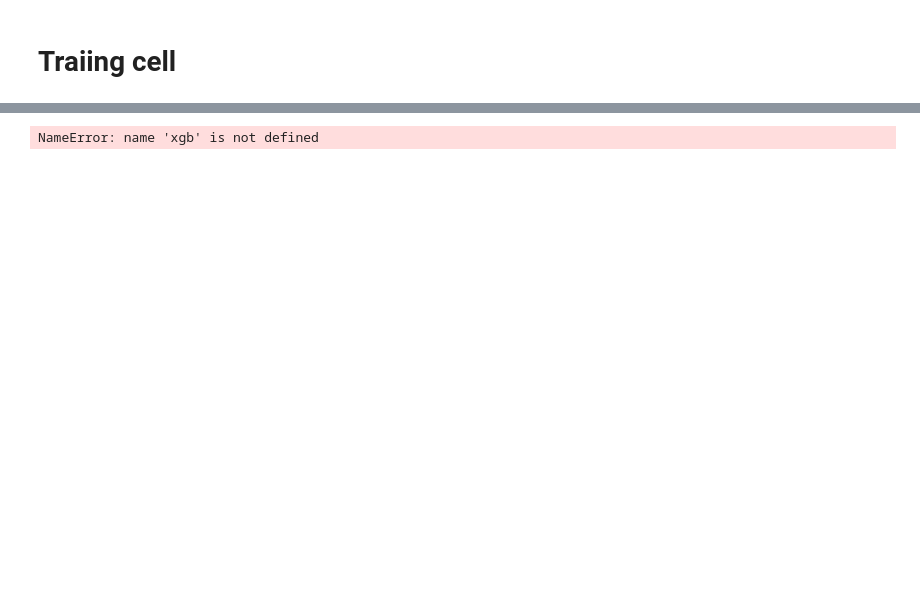
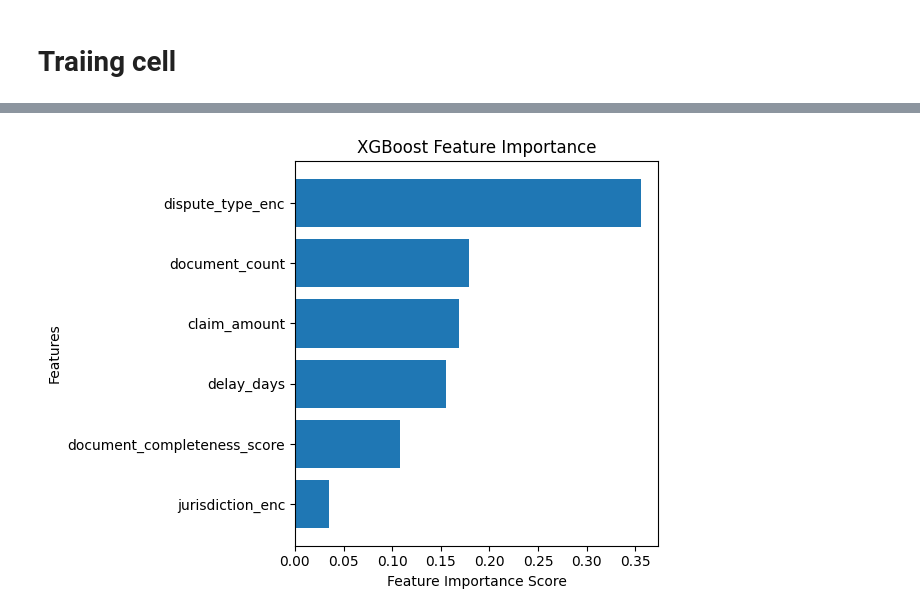
Before and after one commit to coldStoneSoul/sarvam, a Jupyter notebook: prediction/dataset.ipynb, the cells around one changed output, grey strips where cells are left out. Cells and saved outputs as stored; diff of their text form; code cells hidden in the pictures; blank space fills up the shorter version.

```diff
--- a/prediction/dataset.ipynb
+++ b/prediction/dataset.ipynb
@@ -118,7 +118,7 @@ def generate_case():
 
 
 # Generate dataset
-N = 20000
+N = 200000
 data = [generate_case() for _ in range(N)]
 
 with open("msme_synthetic_cases.json", "w") as f:
@@ -235,19 +275,19 @@ print(importance_df)
 # %%
-import numpy as np
+import matplotlib.pyplot as plt
+import pandas as pd
 
-# get contribution values
-contrib = model.get_booster().predict(
-    xgb.DMatrix(X_test),
-    pred_contribs=True
-)
+importance_df = pd.DataFrame({
+    "feature": FEATURES,
+    "importance": model.feature_importances_
+}).sort_values(by="importance", ascending=True)
 
-# contributions for first case
-contrib_df = pd.DataFrame({
-    "feature": FEATURES + ["bias"],
-    "contribution": contrib[0]
-})
-
-print(contrib_df.sort_values(by="contribution", ascending=False))
+plt.figure()
+plt.barh(importance_df["feature"], importance_df["importance"])
+plt.xlabel("Feature Importance Score")
+plt.ylabel("Features")
+plt.title("XGBoost Feature Importance")
+plt.tight_layout()
+plt.show()
 # %% [output]
-NameError: name 'xgb' is not defined
+[figure, added]
 # %%
```
Also changed, not shown: parts of 13 cells of this notebook, 15 other files.
